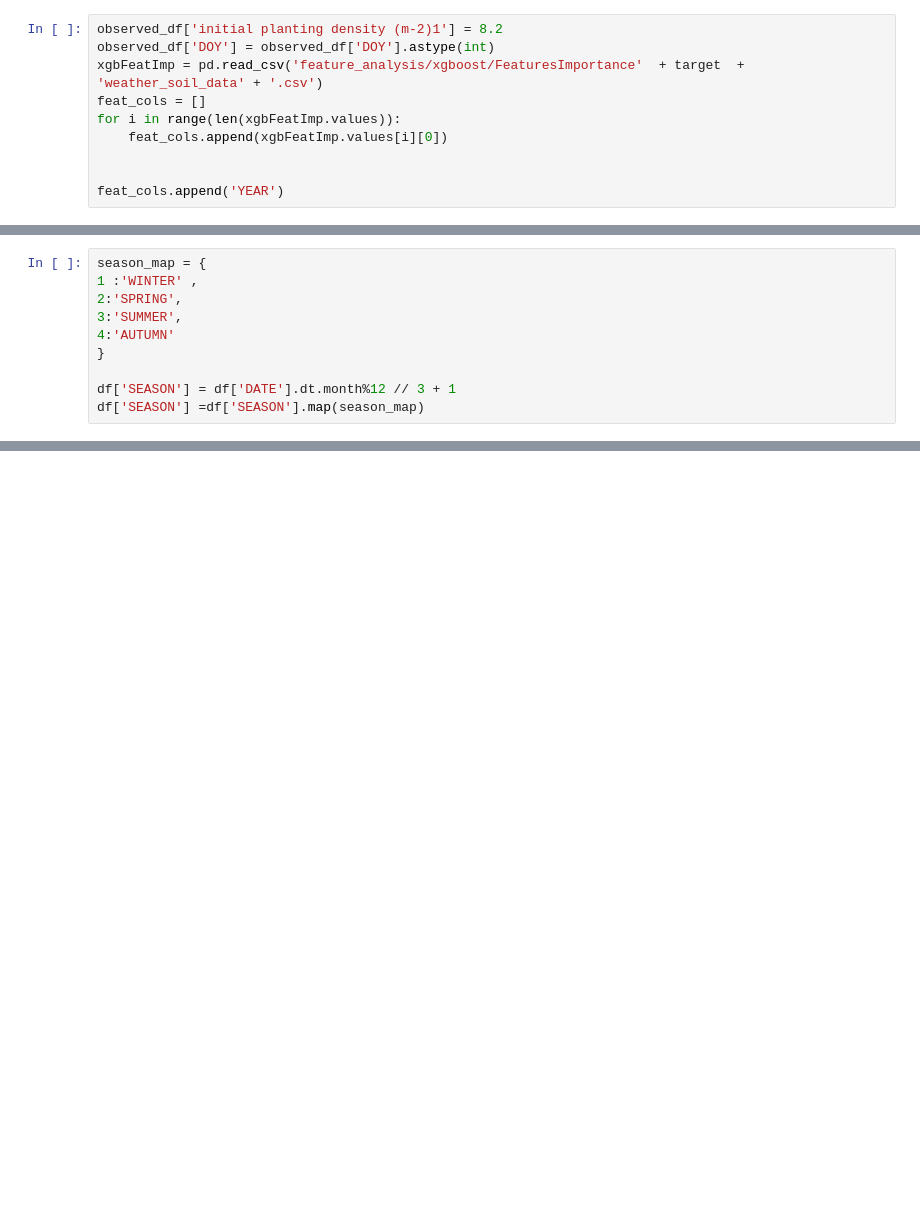
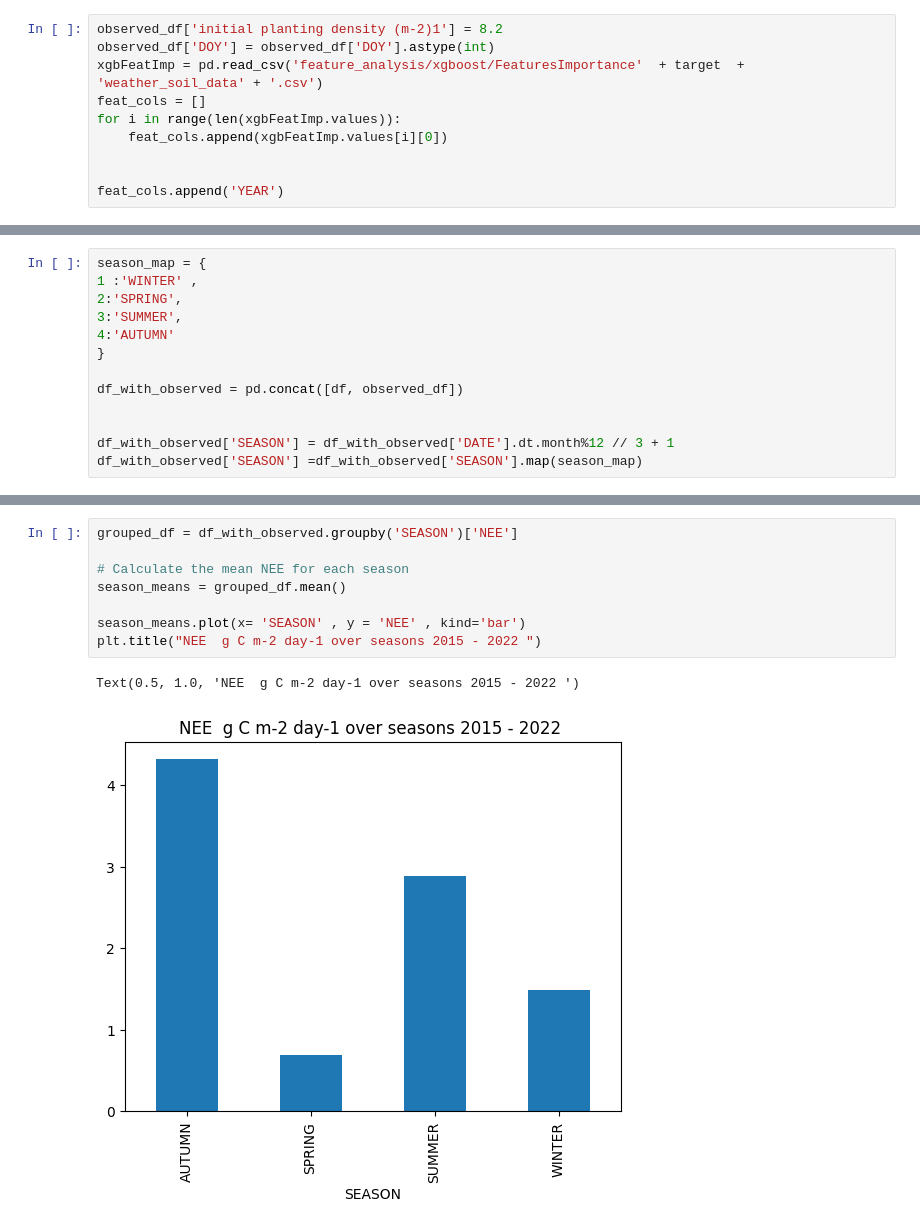
Before and after one commit to DinisDimitris/Net-ecosystem-exchange-Quantification, a Jupyter notebook: AnalysisNEE.ipynb, the cells around one changed output, grey strips where cells are left out. Cells and saved outputs as stored; diff of their text form; blank space fills up the shorter version.

```diff
--- a/AnalysisNEE.ipynb
+++ b/AnalysisNEE.ipynb
@@ -310,5 +315,8 @@ season_map = {
 4:'AUTUMN'
 }
 
-df['SEASON'] = df['DATE'].dt.month%12 // 3 + 1
-df['SEASON'] =df['SEASON'].map(season_map)
+df_with_observed = pd.concat([df, observed_df])
+
+
+df_with_observed['SEASON'] = df_with_observed['DATE'].dt.month%12 // 3 + 1
+df_with_observed['SEASON'] =df_with_observed['SEASON'].map(season_map)
@@ -314,0 +342,11 @@ df['SEASON'] =df['SEASON'].map(season_map)
+# %%
+grouped_df = df_with_observed.groupby('SEASON')['NEE']
+
+# Calculate the mean NEE for each season
+season_means = grouped_df.mean()
+
+season_means.plot(x= 'SEASON' , y = 'NEE' , kind='bar')
+plt.title("NEE  g C m-2 day-1 over seasons 2015 - 2022 ")
+# %% [output]
+Text(0.5, 1.0, 'NEE  g C m-2 day-1 over seasons 2015 - 2022 ')
+[figure, added]
```
Also changed, not shown: parts of 16 cells of this notebook, 9 other files.
